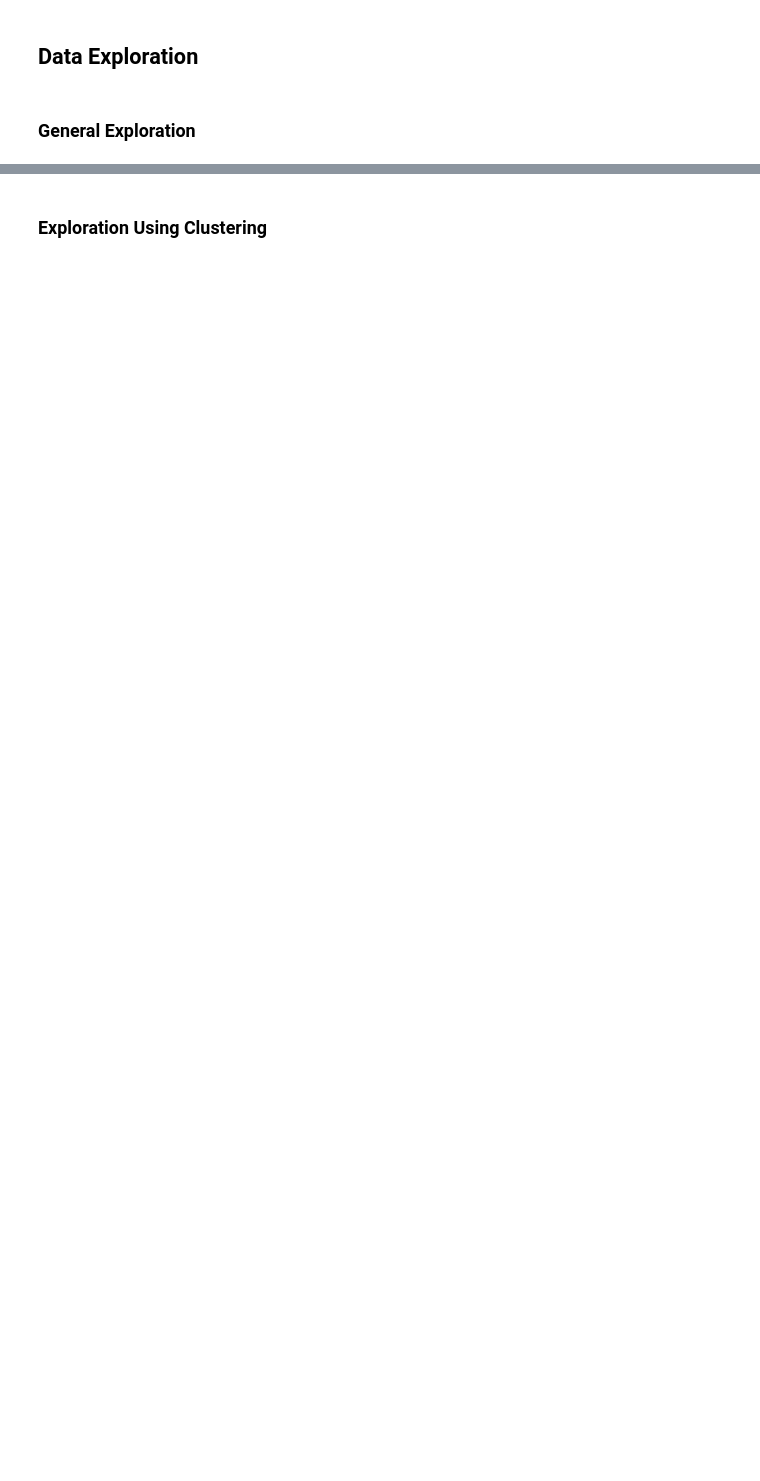
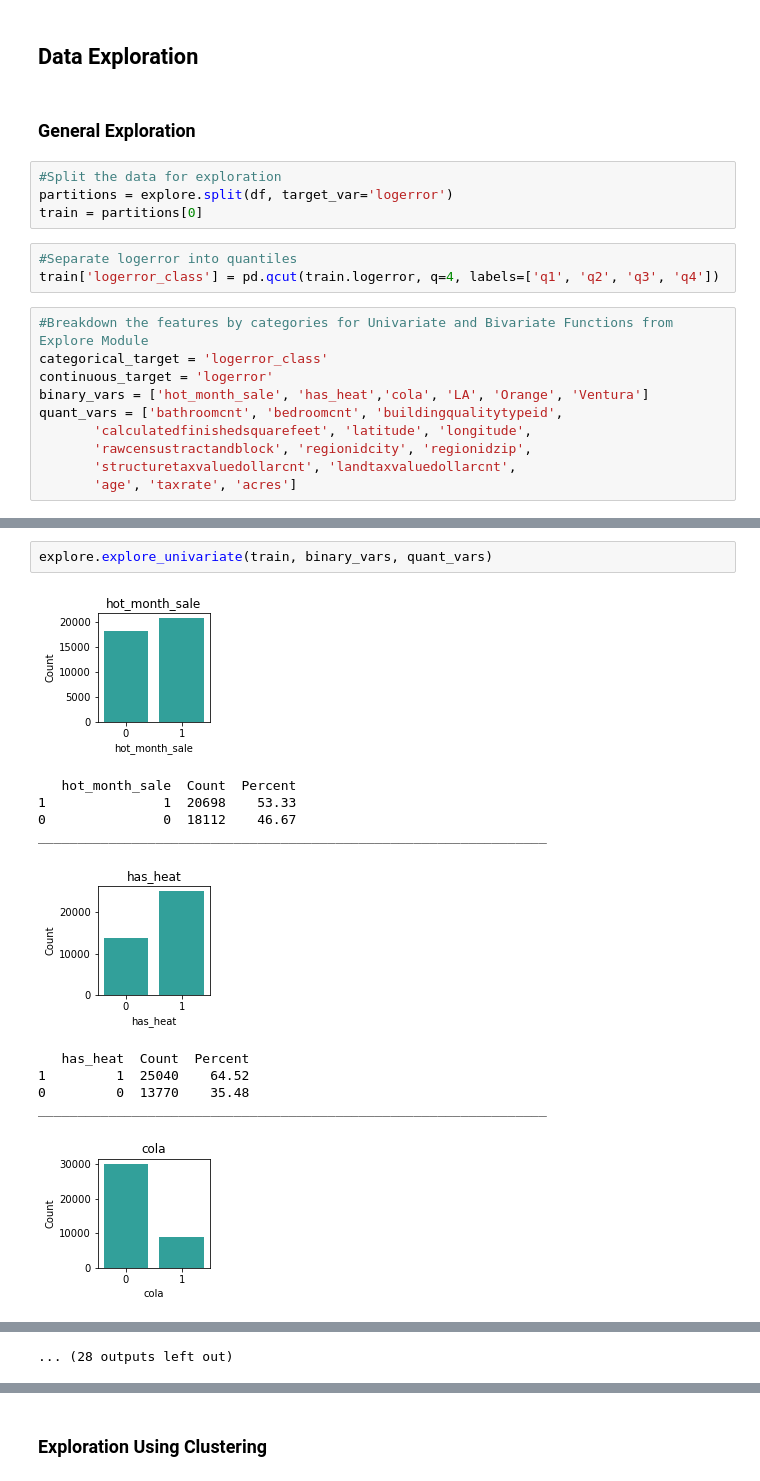
Before and after one commit to Gabriela-and-Justin/Zillow-Clustering-Project, a Jupyter notebook: Final_Report_Zillow.ipynb, the cells around one changed output, grey strips where cells are left out. Saved outputs shown, nothing was run; the diff lists cells and outputs as text; blank space fills up the shorter version.

```diff
--- a/Final_Report_Zillow.ipynb
+++ b/Final_Report_Zillow.ipynb
@@ -135,3 +167,20 @@ df.head(1)
 ## Data Exploration
 # %% [markdown]
 ### General Exploration
+# %%
+#Split the data for exploration
+partitions = explore.split(df, target_var='logerror')
+train = partitions[0]
+# %%
+#Separate logerror into quantiles
+train['logerror_class'] = pd.qcut(train.logerror, q=4, labels=['q1', 'q2', 'q3', 'q4'])
+# %%
+#Breakdown the features by categories for Univariate and Bivariate Functions from Explore Module
+categorical_target = 'logerror_class'
+continuous_target = 'logerror'
+binary_vars = ['hot_month_sale', 'has_heat','cola', 'LA', 'Orange', 'Ventura']
+quant_vars = ['bathroomcnt', 'bedroomcnt', 'buildingqualitytypeid',
+       'calculatedfinishedsquarefeet', 'latitude', 'longitude',
+       'rawcensustractandblock', 'regionidcity', 'regionidzip',
+       'structuretaxvaluedollarcnt', 'landtaxvaluedollarcnt',
+       'age', 'taxrate', 'acres']
@@ -137,0 +189,14 @@ df.head(1)
+# %%
+explore.explore_univariate(train, binary_vars, quant_vars)
+# %% [output]
+[figure, added]
+   hot_month_sale  Count  Percent
+1               1  20698    53.33
+0               0  18112    46.67
+_________________________________________________________________
+[figure, added]
+   has_heat  Count  Percent
+1         1  25040    64.52
+0         0  13770    35.48
+_________________________________________________________________
+[figure, added]
@@ -137,0 +222 @@ df.head(1)
+... (28 outputs left out)
```
Also changed, not shown: parts of 32 cells of this notebook.
